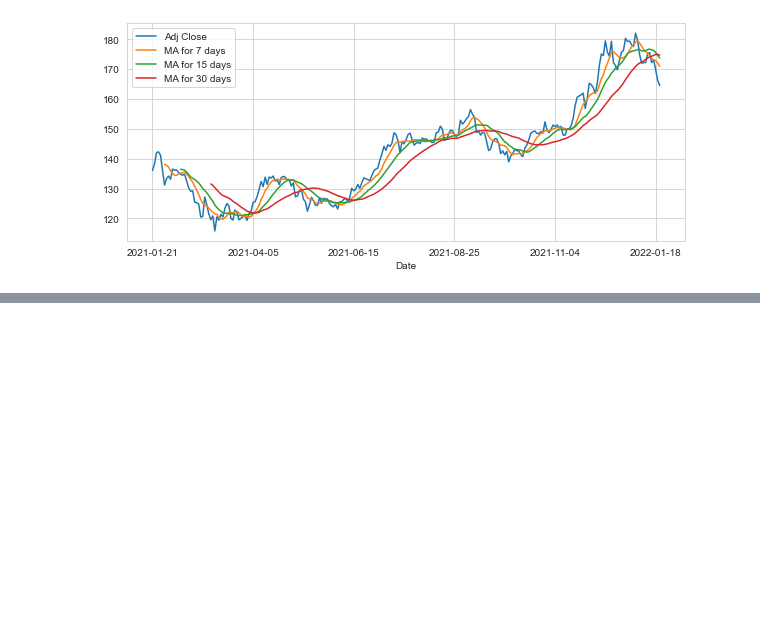
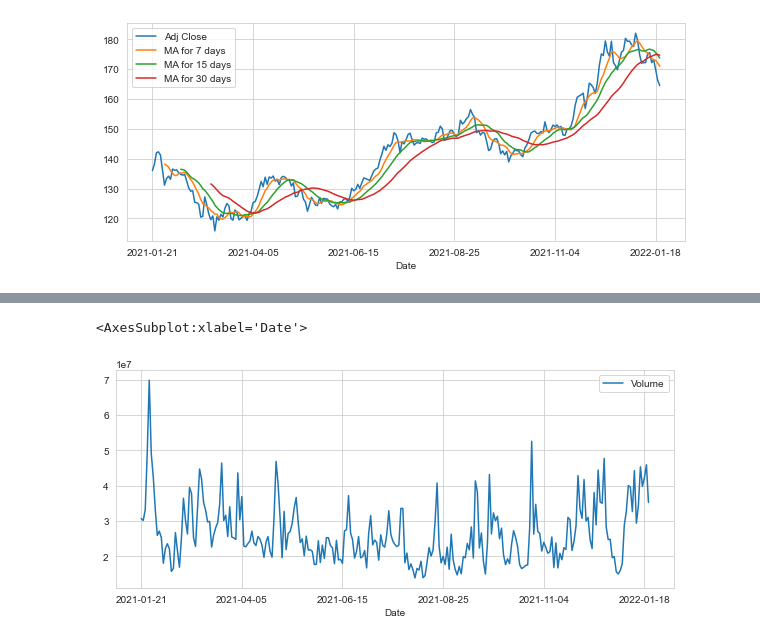
Before and after one commit to VannaroEcon/MyPortfolioProjects, a Jupyter notebook: Stock Market Analysis Project.ipynb, the cells around one changed output, grey strips where cells are left out. Drawn from its saved outputs; the diff is of its cells as text; code cells hidden in the pictures; blank space fills up the shorter version.

Commit message:
Completed baseline analysis for Microsoft stocks

```diff
--- a/Stock Market Analysis Project.ipynb
+++ b/Stock Market Analysis Project.ipynb
@@ -115,0 +167,6 @@ AAPL[['Adj Close','MA for 7 days','MA for 15 days','MA for 30 days']].plot(subpl
+# %%
+# Plot the total volume of stock being traded each day over the past year
+MSFT['Volume'].plot(legend=True, figsize=(10,4))
+# %% [output]
+<AxesSubplot:xlabel='Date'>
+[figure, added]
```
Also changed, not shown: parts of 11 cells of this notebook.
